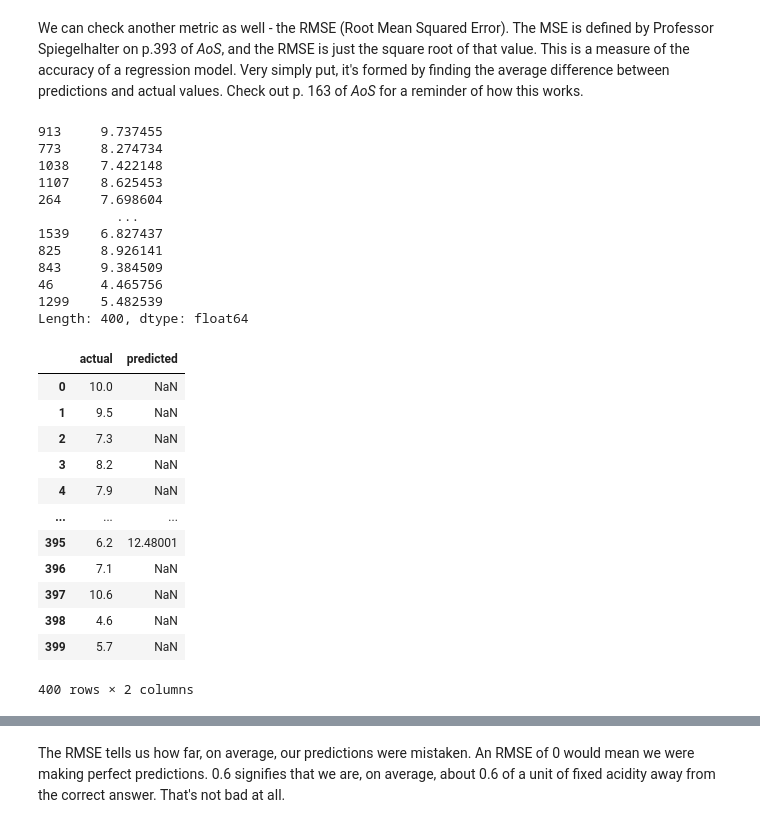
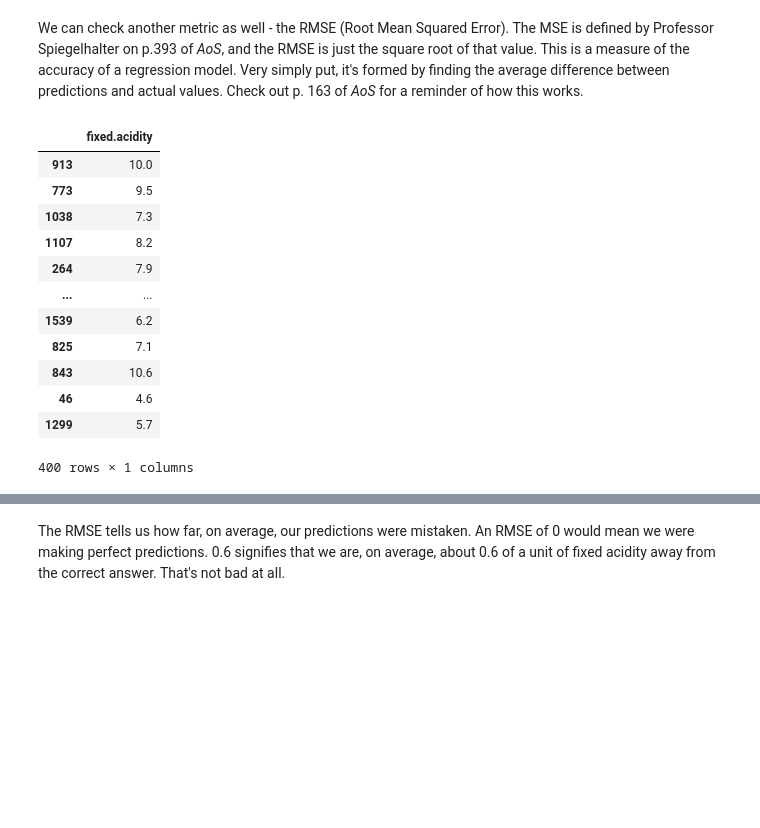
Before and after one commit to ElectricSheep007/UNH-Repo, a Jupyter notebook: 11.4.1_Case_Study_Linear_Regression/Springboard_Regression_Case_Study_the_Red_Wine_Dataset_Tier_3.ipynb, the cells around one changed output, grey strips where cells are left out. Drawn from its saved outputs; the diff is of its cells as text; code cells hidden in the pictures; blank space fills up the shorter version.

```diff
--- a/11.4.1_Case_Study_Linear_Regression/Springboard_Regression_Case_Study_the_Red_Wine_Dataset_Tier_3.ipynb
+++ b/11.4.1_Case_Study_Linear_Regression/Springboard_Regression_Case_Study_the_Red_Wine_Dataset_Tier_3.ipynb
@@ -466,40 +473,22 @@ def rmse(pred, targets):
 # %%
 # Get predictions from rModel3
 pred_y = rModel3_results.predict(X_test)
 
 
 # Put the predictions & actual values into a dataframe
 matches = pd.DataFrame(y_test)
-matches.rename(columns = {0:'actual'}, inplace=True)
-matches["predicted"] = pred_y
+matches
+# %% [output]
+|  | fixed.acidity |
+| 913 | 10.0 |
+| 773 | 9.5 |
+| 1038 | 7.3 |
+| 1107 | 8.2 |
+| 264 | 7.9 |
+| ... | ... |
+| 1539 | 6.2 |
+| 825 | 7.1 |
+| 843 | 10.6 |
+| 46 | 4.6 |
+| 1299 | 5.7 |
+400 rows × 1 columns
-# %%
-pred_y
-# %% [output]
-913     9.737455
-773     8.274734
-1038    7.422148
-1107    8.625453
-264     7.698604
-          ...
-1539    6.827437
-825     8.926141
-843     9.384509
-46      4.465756
-1299    5.482539
-Length: 400, dtype: float64
-# %%
-matches
-# %% [output]
-|  | actual | predicted |
-| 0 | 10.0 | NaN |
-| 1 | 9.5 | NaN |
-| 2 | 7.3 | NaN |
-| 3 | 8.2 | NaN |
-| 4 | 7.9 | NaN |
-| ... | ... | ... |
-| 395 | 6.2 | 12.48001 |
-| 396 | 7.1 | NaN |
-| 397 | 10.6 | NaN |
-| 398 | 4.6 | NaN |
-| 399 | 5.7 | NaN |
-400 rows × 2 columns
```
Also changed, not shown: parts of 9 cells of this notebook.
